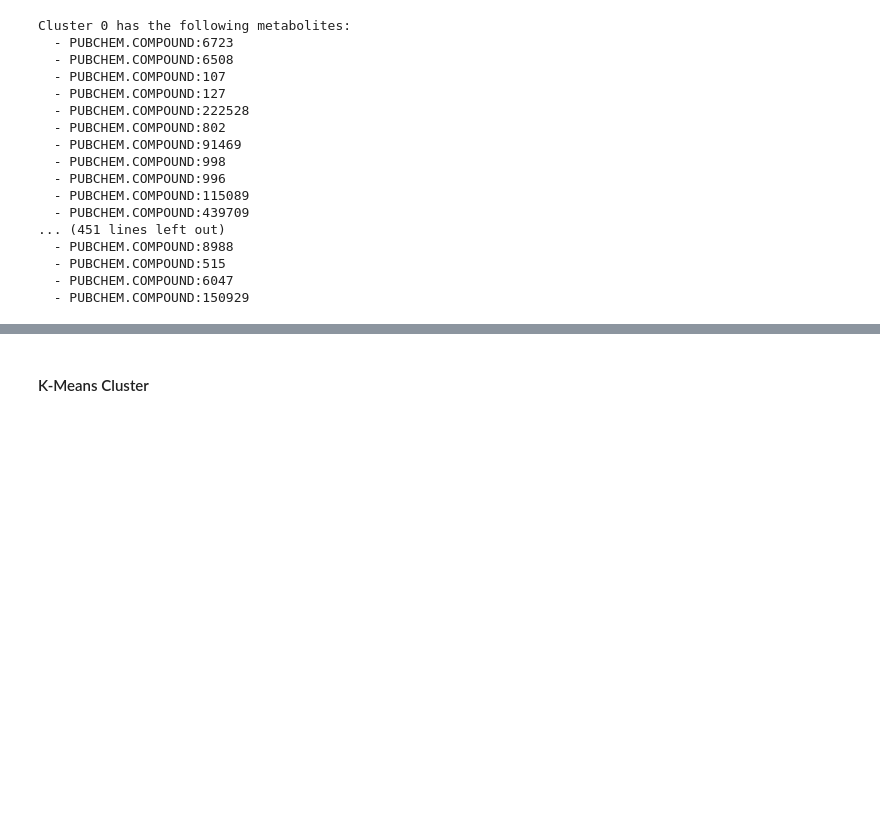
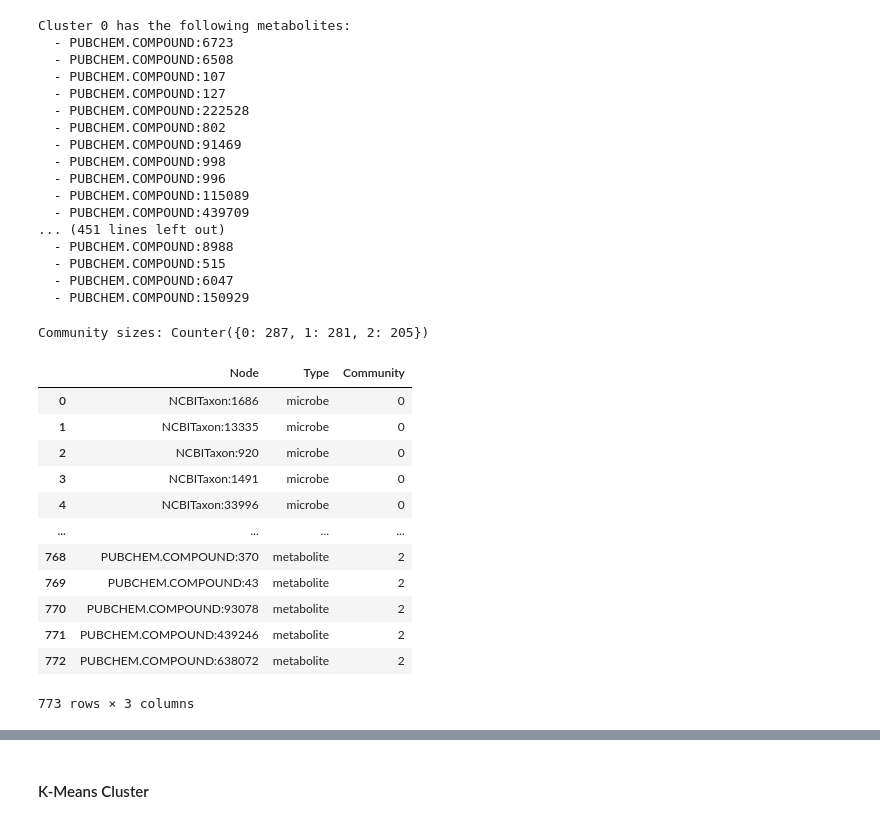
Before and after one commit to lucyzhang95/Network_Analysis, a Jupyter notebook: graph_network_analysis.ipynb, the cells around one changed output, grey strips where cells are left out. Saved outputs shown, nothing was run; the diff lists cells and outputs as text; code cells hidden in the pictures; blank space fills up the shorter version.

```diff
--- a/graph_network_analysis.ipynb
+++ b/graph_network_analysis.ipynb
@@ -1067,3 +1067,32 @@ Cluster 0 has the following metabolites:
   - PUBCHEM.COMPOUND:515
   - PUBCHEM.COMPOUND:6047
   - PUBCHEM.COMPOUND:150929
+# %%
+partition = community_louvain.best_partition(G)
+nx.set_node_attributes(G, partition, 'community')
+
+# count nodes in each community
+from collections import Counter
+community_counts = Counter(partition.values())
+print("Community sizes:", community_counts)
+# %% [output]
+Community sizes: Counter({0: 287, 1: 281, 2: 205})
+# %%
+node_data = [(node, data['type'], partition[node]) for node, data in G.nodes(data=True)]
+df_partition = pd.DataFrame(node_data, columns=["Node", "Type", "Community"])
+df_sorted_partition = df_partition[df_partition["Community"].isin([0, 1, 2])].sort_values(by="Community").reset_index(drop=True)
+df_sorted_partition
+# %% [output]
+|  | Node | Type | Community |
+| 0 | NCBITaxon:1686 | microbe | 0 |
+| 1 | NCBITaxon:13335 | microbe | 0 |
+| 2 | NCBITaxon:920 | microbe | 0 |
+| 3 | NCBITaxon:1491 | microbe | 0 |
+| 4 | NCBITaxon:33996 | microbe | 0 |
+| ... | ... | ... | ... |
+| 768 | PUBCHEM.COMPOUND:370 | metabolite | 2 |
+| 769 | PUBCHEM.COMPOUND:43 | metabolite | 2 |
+| 770 | PUBCHEM.COMPOUND:93078 | metabolite | 2 |
+| 771 | PUBCHEM.COMPOUND:439246 | metabolite | 2 |
+| 772 | PUBCHEM.COMPOUND:638072 | metabolite | 2 |
+773 rows × 3 columns
```
Also changed, not shown: parts of 4 cells of this notebook.
